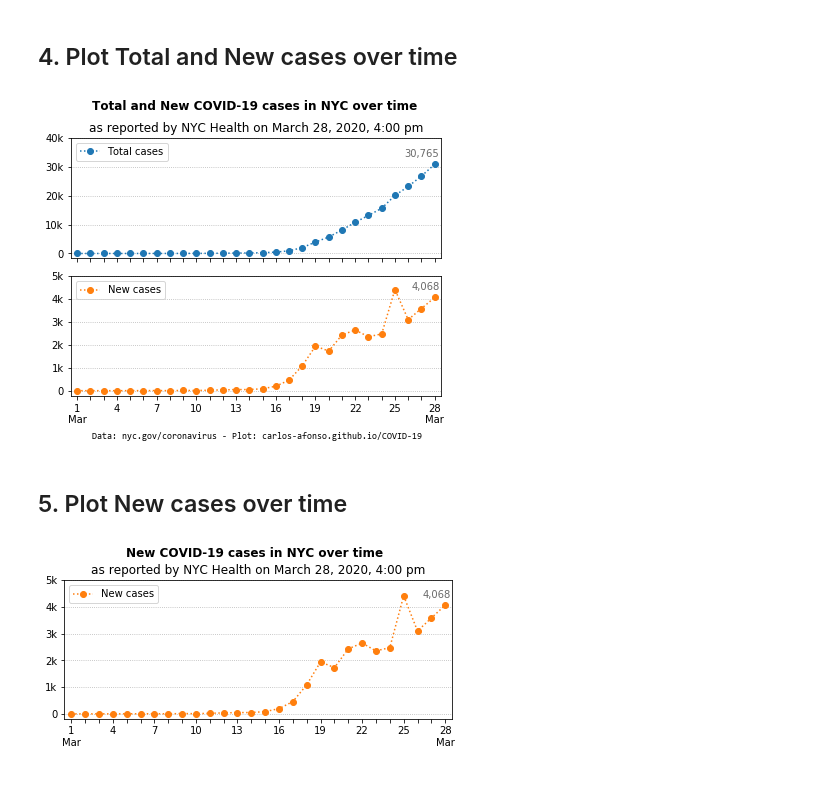
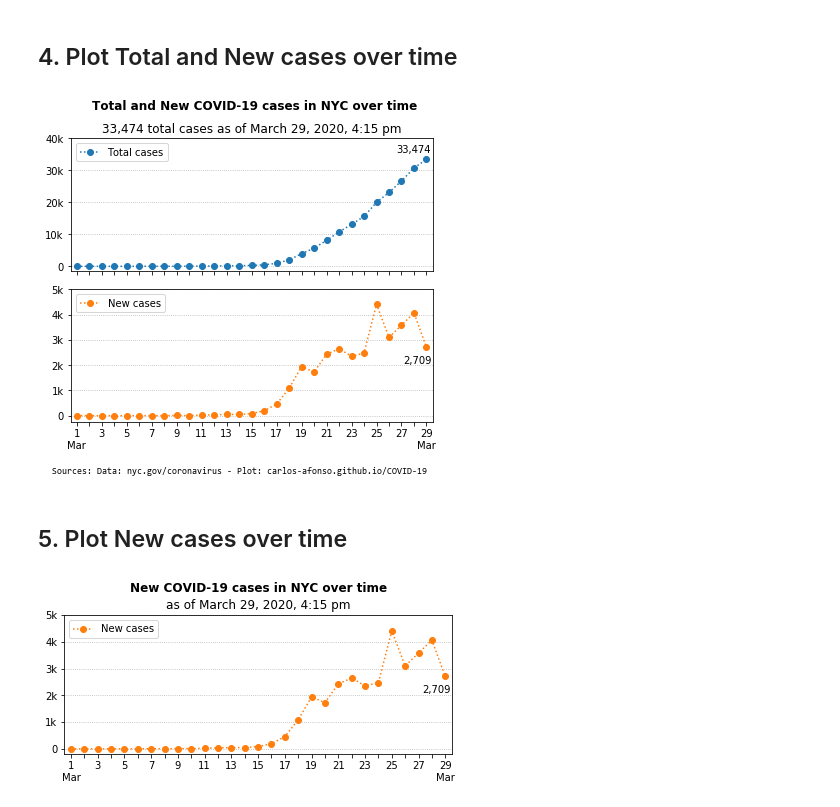
Before and after one commit to carlos-afonso/COVID-19, a Jupyter notebook: notebooks/nyc-covid-19-cases-over-time.ipynb, the cells around one changed output. Drawn from its saved outputs; the diff is of its cells as text; code cells hidden in the pictures.

Commit message:
Updates NYC data and plots

```diff
--- a/notebooks/nyc-covid-19-cases-over-time.ipynb
+++ b/notebooks/nyc-covid-19-cases-over-time.ipynb
@@ -12,8 +12,8 @@ import pandas as pd
 # %% [markdown]
 ## 1. Read data
 # %%
-update_str = 'as reported by NYC Health on March 28, 2020, 4:00 pm'
-source_str = 'Data: nyc.gov/coronavirus - Plot: carlos-afonso.github.io/COVID-19'
+update_str = 'as of March 29, 2020, 4:15 pm'
+source_str = 'Sources: Data: nyc.gov/coronavirus - Plot: carlos-afonso.github.io/COVID-19'
 
 data_file = '../data/nyc-health-daily-updates/cases/nyc-covid-19-cases-over-time.csv'
 
@@ -90,45 +90,45 @@ def thousands(x, pos):
 # %% [markdown]
 ## 4. Plot Total and New cases over time
 # %%
-fig, (ax1, ax2) = plt.subplots(2, figsize=(6, 5), sharex=True)
+fig, (ax1, ax2) = plt.subplots(2, figsize=(6, 5.5), sharex=True)
 
 ax1.plot(df['date_label'], df['total_cases'], 'o:', color='C0', label='Total cases')
 n1 = 1
 for xy in zip(range(len(df)-n1, len(df)), df['total_cases'].iloc[-n1:]):
-    ax1.annotate('{:,}'.format(xy[1]), xy=xy, xytext=(-30, 8), textcoords='offset points', color='dimgray')
+    ax1.annotate('{:,}'.format(xy[1]), xy=xy, xytext=(-30, 7), textcoords='offset points') #color='dimgray'
 ax1.set_xlim(-0.5, len(df)-0.5)
 ax1.set_ylim(-1500, 40000)
 ax1.yaxis.set_major_formatter(FuncFormatter(thousands))
 ax1.grid(axis='y', linestyle=':')
 ax1.legend(loc='upper left')
 
 ax2.plot(df['date_label'], df['new_cases'], 'o:', color='C1', label='New cases')
 n2 = 1
 #xytext_list = [(-30, -3), (-13, -13), (-20, 7)]
-xytext_list = [(-23, 8)]
+xytext_list = [(-23, -16)]
 for z in zip(range(len(df)-n2, len(df)), df['new_cases'].iloc[-n2:], xytext_list):
-    ax2.annotate('{:,}'.format(z[1]), xy=z[0:2], xytext=z[2], textcoords='offset points', color='dimgray')
+    ax2.annotate('{:,}'.format(z[1]), xy=z[0:2], xytext=z[2], textcoords='offset points') #color='dimgray'
 ax2.set_ylim(-250, 5000)
 ax2.yaxis.set_major_formatter(FuncFormatter(thousands))
 ax2.grid(axis='y', linestyle=':')
 ax2.legend(loc='upper left')
 
 plt.suptitle('Total and New COVID-19 cases in NYC over time', x=0.51, fontweight='bold')
-ax1.set_title(update_str)
+ax1.set_title('{:,}'.format(df['total_cases'].iloc[-1]) + ' total cases ' + update_str)
 
-ax2.text(1.1, -2100, source_str, fontfamily='Consolas', fontsize=9)
+ax2.text(-2, -2300, source_str, fontfamily='Consolas', fontsize=9)
 
-x_labels = [df['date_label'].iloc[i] if i%3==0 else '' for i in range(len(df))]
+x_labels = [df['date_label'].iloc[i] if i%2==0 else '' for i in range(len(df))]
 if len(df)%2 == 0:
     x_labels[-2] = ''
     x_labels[-1] = df['date_label'].iloc[-1]
 
 ax1.set_xticklabels(x_labels)
 
 plt.tight_layout(rect=[0, 0, 1, 0.95])
 plt.show()
 # %% [output]
-[figure, old version]
+[figure, new version]
 # %%
 # Save figure as SVG and PNG images
 file_path = '../images/nyc-covid-19-total-and-new-cases-over-time'
@@ -142,12 +142,12 @@ fig = plt.figure(figsize=(6, 3))
 plt.plot(df['date_label'], df['new_cases'], 'o:', color='C1', label='New cases')
 
 n2 = 1
-xytext_list = [(-23, 7)]
+xytext_list = [(-23, -16)]
 #xytext_list = [(-30, -3), (-13, -13), (-20, 7)]
 for z in zip(range(len(df)-n2, len(df)), df['new_cases'].iloc[-n2:], xytext_list):
-    plt.annotate('{:,}'.format(z[1]), xy=z[0:2], xytext=z[2], textcoords='offset points', color='dimgray')
+    plt.annotate('{:,}'.format(z[1]), xy=z[0:2], xytext=z[2], textcoords='offset points') #color='dimgray'
 
-x_labels = [df['date_label'].iloc[i] if i%3==0 else '' for i in range(len(df))]
+x_labels = [df['date_label'].iloc[i] if i%2==0 else '' for i in range(len(df))]
 if len(df)%2 == 0:
     x_labels[-2] = ''
     x_labels[-1] = df['date_label'].iloc[-1]
@@ -161,7 +161,8 @@ plt.gca().yaxis.set_major_formatter(FuncFormatter(thousands))
 
 plt.grid(axis='y', linestyle=':')
 
-plt.suptitle('New COVID-19 cases in NYC over time', x=0.51, fontweight='bold')
+plt.suptitle('New COVID-19 cases in NYC over time', x=0.52, fontweight='bold')
+#plt.title('{:,}'.format(df['total_cases'].iloc[-1]) + ' total cases ' + update_str)
 plt.title(update_str)
 
 #plt.text(1, -2000, source_str, fontfamily='Consolas', fontsize=9)
@@ -171,7 +172,7 @@ plt.legend(loc='upper left')
 plt.tight_layout(rect=[0, 0, 1, 0.95])
 plt.show()
 # %% [output]
-[figure, old version]
+[figure, new version]
 # %%
 # Save figure as SVG and PNG images
 file_path = '../images/nyc-covid-19-new-cases-over-time'
```
Also changed, not shown: parts of 2 cells of this notebook, 13 other files.
